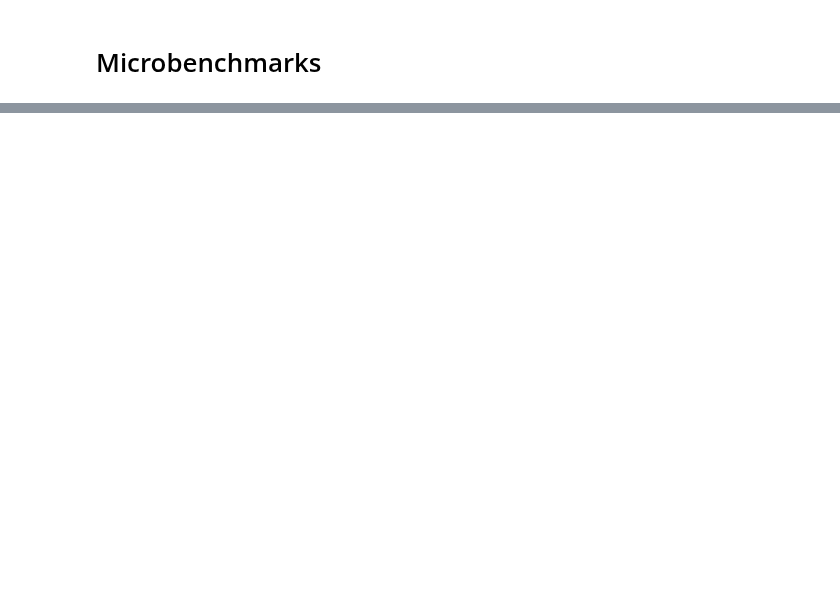
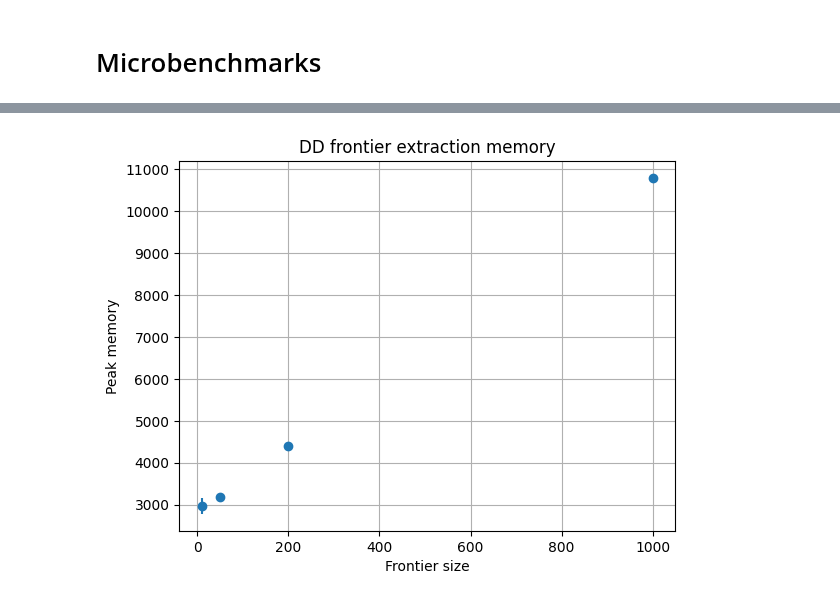
Before and after one commit to tmlittau/QuASAr, a Jupyter notebook: benchmarks/notebooks/01_microbenchmarks.ipynb, the cells around one changed output, grey strips where cells are left out. Drawn from its saved outputs; the diff is of its cells as text; code cells hidden in the pictures; blank space fills up the shorter version.

```diff
--- a/benchmarks/notebooks/01_microbenchmarks.ipynb
+++ b/benchmarks/notebooks/01_microbenchmarks.ipynb
@@ -85,3 +99,13 @@ plt.show()
+# %%
+plt.figure()
+plt.errorbar(dd_df['frontier'], dd_df['mean_mem'], yerr=dd_df['std_mem'], fmt='o')
+plt.xlabel('Frontier size')
+plt.ylabel('Peak memory')
+plt.title('DD frontier extraction memory')
+plt.grid(True)
+plt.show()
+# %% [output]
+[figure, added]
 # %%
 windows = list(range(2, 9))
 reps = 5
```
Also changed, not shown: parts of 10 cells of this notebook.
